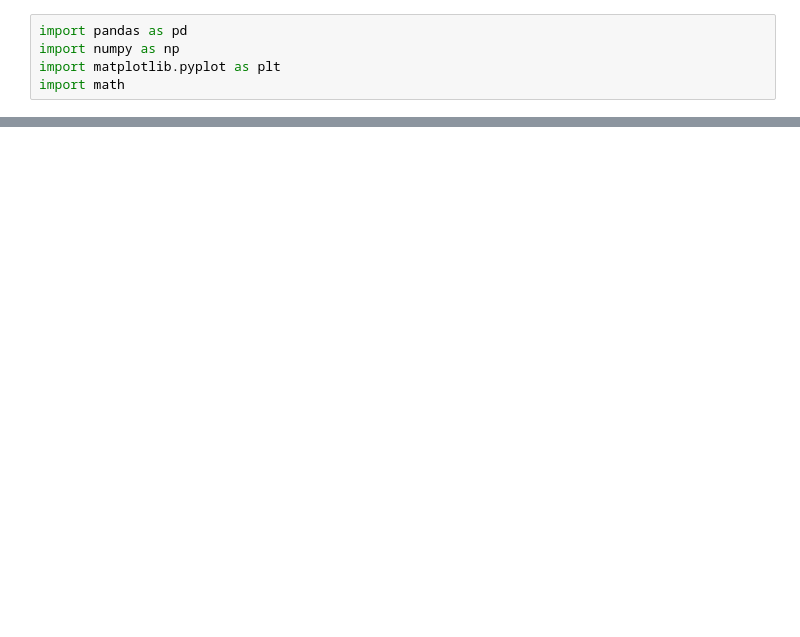
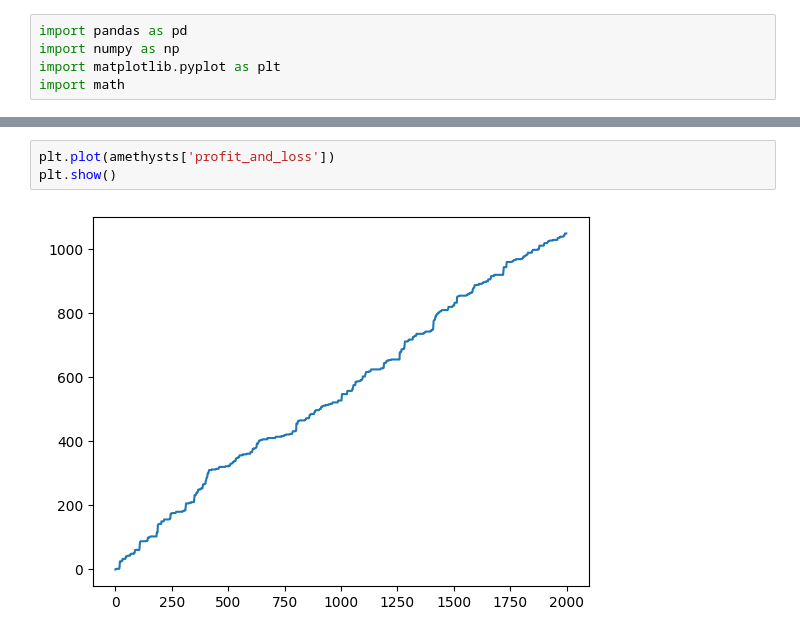
Before and after one commit to timkimneu/IMCProsperityTradingAlgorithm, a Jupyter notebook: round1/algorithm_analysis.ipynb, the cells around one changed output, grey strips where cells are left out. Drawn from its saved outputs; the diff is of its cells as text; blank space fills up the shorter version.

```diff
--- a/round1/algorithm_analysis.ipynb
+++ b/round1/algorithm_analysis.ipynb
@@ -12 +52,6 @@ print(submission.shape)
+# %%
+plt.plot(amethysts['profit_and_loss'])
+plt.show()
+# %% [output]
+[figure, added]
 # %%
```
Also changed, not shown: parts of 13 cells of this notebook, 26 other files.
